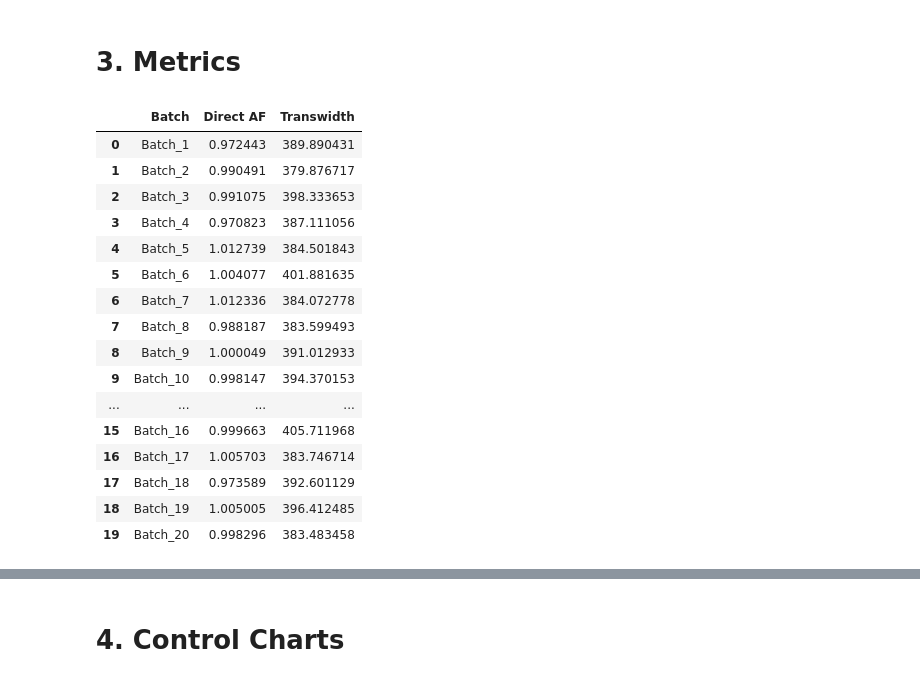
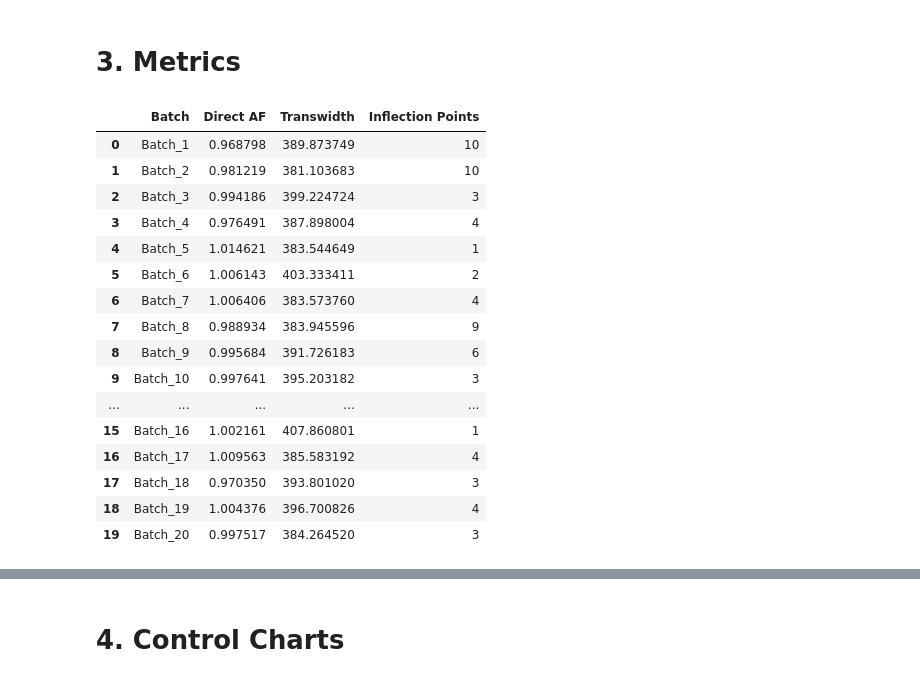
Before and after one commit to vincentgaul/direct_transitional_analysis, a Jupyter notebook: TA.ipynb, the cells around one changed output, grey strips where cells are left out. Saved outputs shown, nothing was run; the diff lists cells and outputs as text; code cells hidden in the pictures.

```diff
--- a/TA.ipynb
+++ b/TA.ipynb
@@ -50,7 +50,7 @@ df
 from preprocessing import process_dataframe
 # %%
 results = process_dataframe(df,batch_col='Batch', signal_col='Signal',
-                      window_length=200, polyorder=2, num_smoothing_passes=4,
+                      window_length=201, polyorder=2, num_smoothing_passes=2,
                       smoothed_col_name='smoothed_signal',
                       normalized_col_name='normalized_signal',
                       derivative_col_name='first_derivative')
@@ -67,26 +83,26 @@ plot_processed_dataframe(results, 'Batch', 'Signal', 'smoothed_signal', 'first_d
 from metrics import calculate_metrics
 from metrics import calculate_control_limits
 # %%
-metrics = calculate_metrics(results, volume_col="Volume", signal_col="normalized_signal", batch_col='Batch')
+metrics = calculate_metrics(results, volume_col="Volume", signal_col="normalized_signal", deriv_col="first_derivative", batch_col='Batch')
 metrics
 # %% [output]
-|  | Batch | Direct AF | Transwidth |
-| 0 | Batch_1 | 0.972443 | 389.890431 |
-| 1 | Batch_2 | 0.990491 | 379.876717 |
-| 2 | Batch_3 | 0.991075 | 398.333653 |
-| 3 | Batch_4 | 0.970823 | 387.111056 |
-| 4 | Batch_5 | 1.012739 | 384.501843 |
-| 5 | Batch_6 | 1.004077 | 401.881635 |
-| 6 | Batch_7 | 1.012336 | 384.072778 |
-| 7 | Batch_8 | 0.988187 | 383.599493 |
-| 8 | Batch_9 | 1.000049 | 391.012933 |
-| 9 | Batch_10 | 0.998147 | 394.370153 |
-| ... | ... | ... | ... |
-| 15 | Batch_16 | 0.999663 | 405.711968 |
-| 16 | Batch_17 | 1.005703 | 383.746714 |
-| 17 | Batch_18 | 0.973589 | 392.601129 |
-| 18 | Batch_19 | 1.005005 | 396.412485 |
-| 19 | Batch_20 | 0.998296 | 383.483458 |
+|  | Batch | Direct AF | Transwidth | Inflection Points |
+| 0 | Batch_1 | 0.968798 | 389.873749 | 10 |
+| 1 | Batch_2 | 0.981219 | 381.103683 | 10 |
+| 2 | Batch_3 | 0.994186 | 399.224724 | 3 |
+| 3 | Batch_4 | 0.976491 | 387.898004 | 4 |
+| 4 | Batch_5 | 1.014621 | 383.544649 | 1 |
+| 5 | Batch_6 | 1.006143 | 403.333411 | 2 |
+| 6 | Batch_7 | 1.006406 | 383.573760 | 4 |
+| 7 | Batch_8 | 0.988934 | 383.945596 | 9 |
+| 8 | Batch_9 | 0.995684 | 391.726183 | 6 |
+| 9 | Batch_10 | 0.997641 | 395.203182 | 3 |
+| ... | ... | ... | ... | ... |
+| 15 | Batch_16 | 1.002161 | 407.860801 | 1 |
+| 16 | Batch_17 | 1.009563 | 385.583192 | 4 |
+| 17 | Batch_18 | 0.970350 | 393.801020 | 3 |
+| 18 | Batch_19 | 1.004376 | 396.700826 | 4 |
+| 19 | Batch_20 | 0.997517 | 384.264520 | 3 |
 # %%
 control_limits = calculate_control_limits(metrics)
 control_limits
```
Also changed, not shown: parts of 8 cells of this notebook, 2 other files.
